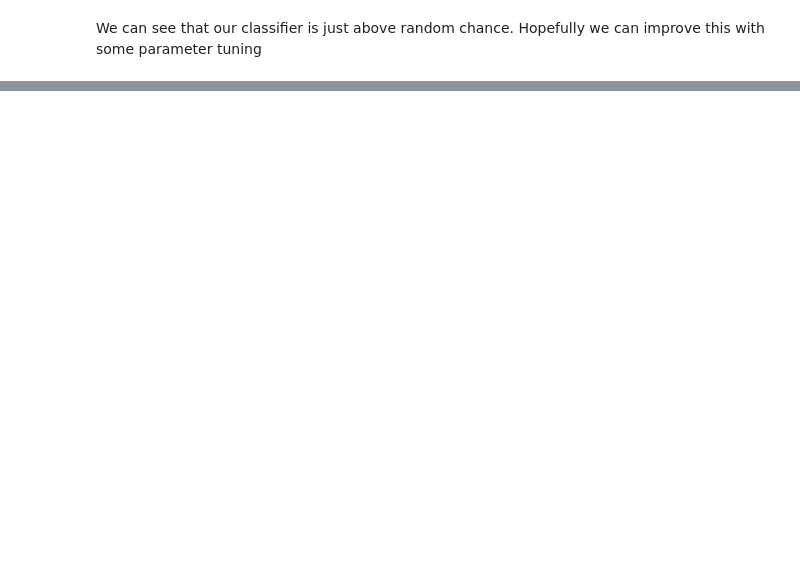
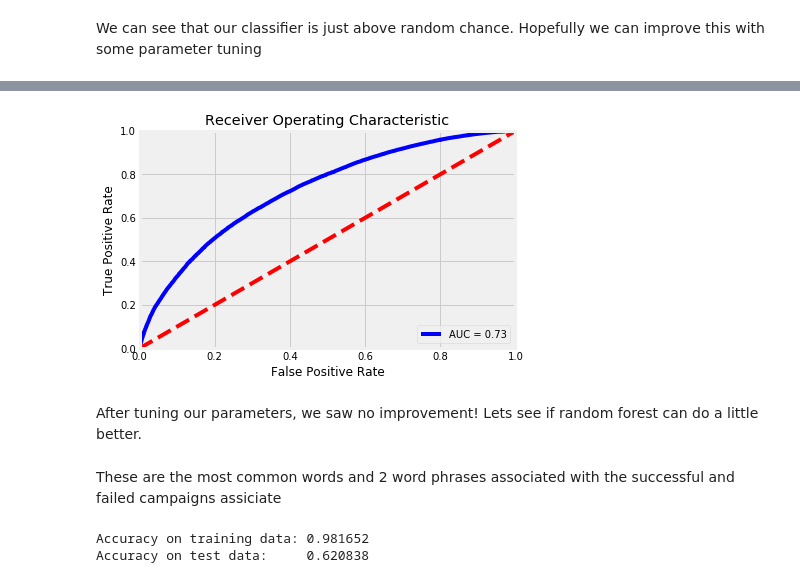
Before and after one commit to ggrahambaker/kickstarter, a Jupyter notebook: capstone1_machine_learning.ipynb, the cells around one changed output, grey strips where cells are left out. Cells and saved outputs as stored; diff of their text form; code cells hidden in the pictures; blank space fills up the shorter version.

```diff
--- a/capstone1_machine_learning.ipynb
+++ b/capstone1_machine_learning.ipynb
@@ -431,10 +493,0 @@ print(svc.best_params_)
-# %%
-svc = SVC()
-
-mnb.fit(X_train, y_train)
-y_pred = mnb.predict(X_test)
-# Compute and print accuracy
-accuracy = mnb.score(X_test, y_test)
-print("\nMultinomialNB: ", accuracy)
-print(confusion_matrix(y_test, y_pred))
-print(classification_report(y_test, y_pred))
@@ -456,0 +530,17 @@ plt.show()
+# %%
+vectorizer = CountVectorizer(min_df=best_min_df, ngram_range=best_ngram)
+X, y = make_xy(df, vectorizer)
+xtrain=X[mask]
+ytrain=y[mask]
+xtest=X[~mask]
+ytest=y[~mask]
+
+clf = MultinomialNB(alpha=best_alpha)
+clf.fit(xtrain, ytrain)
+
+#your turn. Print the accuracy on the test and training dataset
+train_score = clf.score(X_train, y_train)
+test_score = clf.score(X_test, y_test)
+
+print('train score: ', train_score)
+print('test score: ', test_score)
@@ -456,0 +569,20 @@ plt.show()
+# %%
+probs = clf.predict_proba(xtest)
+preds = probs[:,1]
+fpr, tpr, threshold = roc_curve(ytest, preds)
+roc_auc = auc(fpr, tpr)
+
+
+plt.title('Receiver Operating Characteristic')
+plt.plot(fpr, tpr, 'b', label = 'AUC = %0.2f' % roc_auc)
+plt.legend(loc = 'lower right')
+plt.plot([0, 1], [0, 1],'r--')
+plt.xlim([0, 1])
+plt.ylim([0, 1])
+plt.ylabel('True Positive Rate')
+plt.xlabel('False Positive Rate')
+plt.show()
+# %% [output]
+[figure, added]
+# %% [markdown]
+After tuning our parameters, we saw no improvement! Lets see if random forest can do a little better.
@@ -456,0 +609,2 @@ plt.show()
+# %% [markdown]
+These are the most common words and 2 word phrases associated with the successful and failed campaigns assiciate
@@ -456,0 +613,19 @@ plt.show()
+# %%
+vectorizer = CountVectorizer(min_df=10, ngram_range=(1, 2))
+X, y = make_xy(df, vectorizer)
+X_train=X[mask]
+y_train=y[mask]
+X_test=X[~mask]
+y_test=y[~mask]
+
+clf = RandomForestClassifier().fit(X_train, y_train)
+
+#your turn. Print the accuracy on the test and training dataset
+training_accuracy = clf.score(X_train, y_train)
+test_accuracy = clf.score(X_test, y_test)
+
+print("Accuracy on training data: {:2f}".format(training_accuracy))
+print("Accuracy on test data:     {:2f}".format(test_accuracy))
+# %% [output]
+Accuracy on training data: 0.981652
+Accuracy on test data:     0.620838
```
Also changed, not shown: parts of 83 cells of this notebook.
